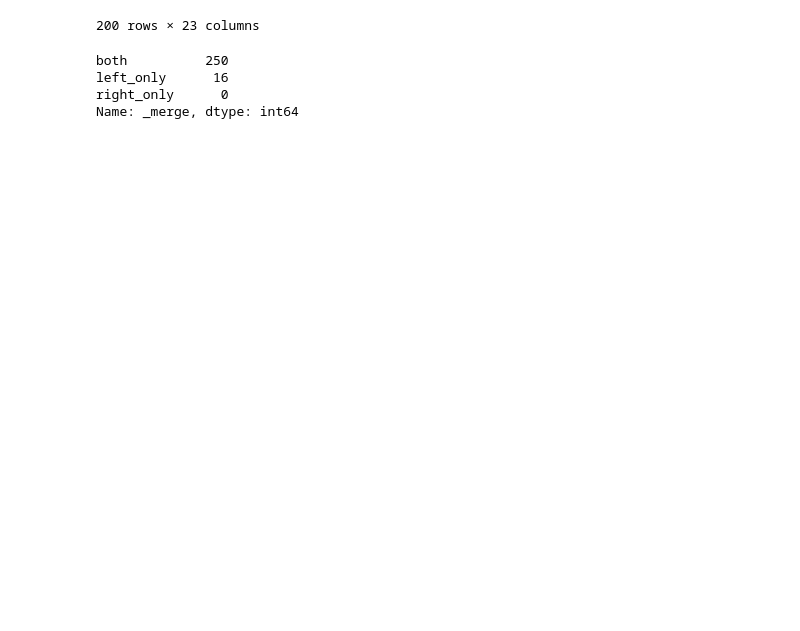
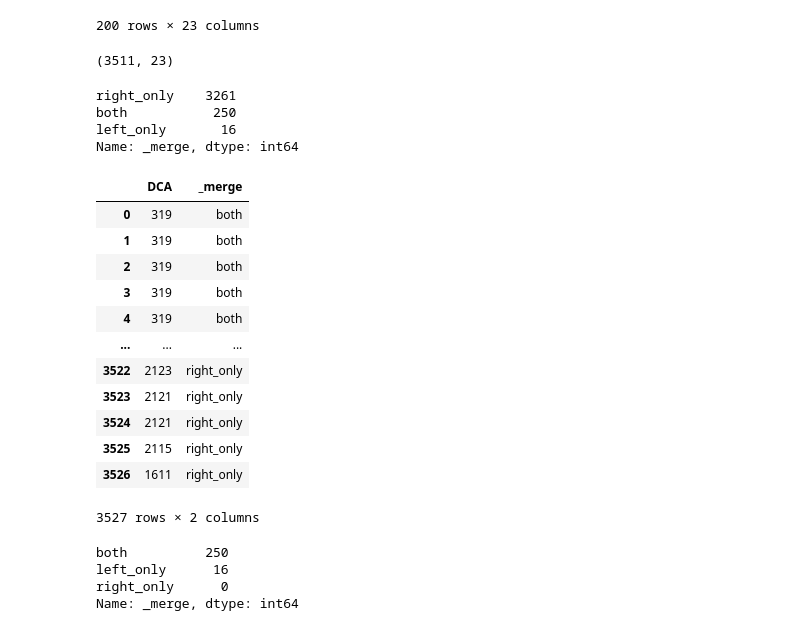
Before and after one commit to BrianKEverett/County-Line, a Jupyter notebook: PS3_Everett_cleaner.ipynb, the cells around one changed output. Drawn from its saved outputs; the diff is of its cells as text; code cells hidden in the pictures; blank space fills up the shorter version.

Commit message:
we still need to do much work on this, maybe lets try to meet every week

```diff
--- a/PS3_Everett_cleaner.ipynb
+++ b/PS3_Everett_cleaner.ipynb
@@ -218,4 +221,32 @@ Warning: Total number of columns (23) exceeds max_columns (20). Falling back to
 | 869 | 870 | 340076116003 | 1738 | 1069 | 61.507480 | 1738 | 503 | 1235 | ... |
 | 870 | 871 | 340076116004 | 477 | 79 | 16.561845 | 477 | 209 | 268 | ... |
 200 rows × 23 columns
+# %%
+c.shape
+#aok the above dataset is humongous! why not subset it???? you didnt subset above; needs sth like c=c.query("DCA >400 & DCA <438")
+#c.query("DCA >400 & DCA <438") does not subset! just prints it out
+# %% [output]
+(3511, 23)
+# %%
+bc = pd.merge(b, c, how='outer', on=['DCA'],indicator=True) #first this!!!!! aok
+bc._merge.value_counts() #and investigate!!!!eg:
+bc[['DCA','_merge']] #there are duplicates on right only so its 1:m merge--did you even realize this?
+# %% [output]
+right_only    3261
+both           250
+left_only       16
+Name: _merge, dtype: int64
+|  | DCA | _merge |
+| 0 | 319 | both |
+| 1 | 319 | both |
+| 2 | 319 | both |
+| 3 | 319 | both |
+| 4 | 319 | both |
+| ... | ... | ... |
+| 3522 | 2123 | right_only |
+| 3523 | 2121 | right_only |
+| 3524 | 2121 | right_only |
+| 3525 | 2115 | right_only |
+| 3526 | 1611 | right_only |
+3527 rows × 2 columns
 # %%
```
Also changed, not shown: parts of 6 cells of this notebook.
